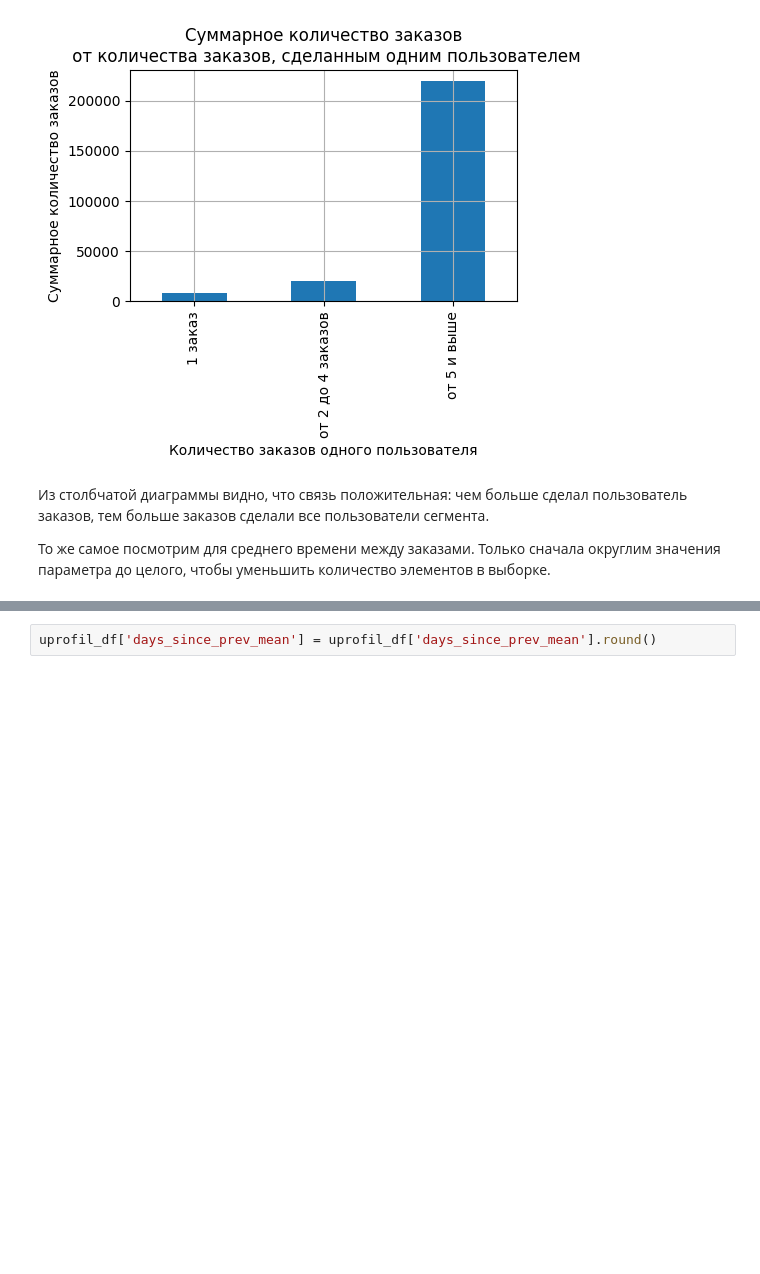
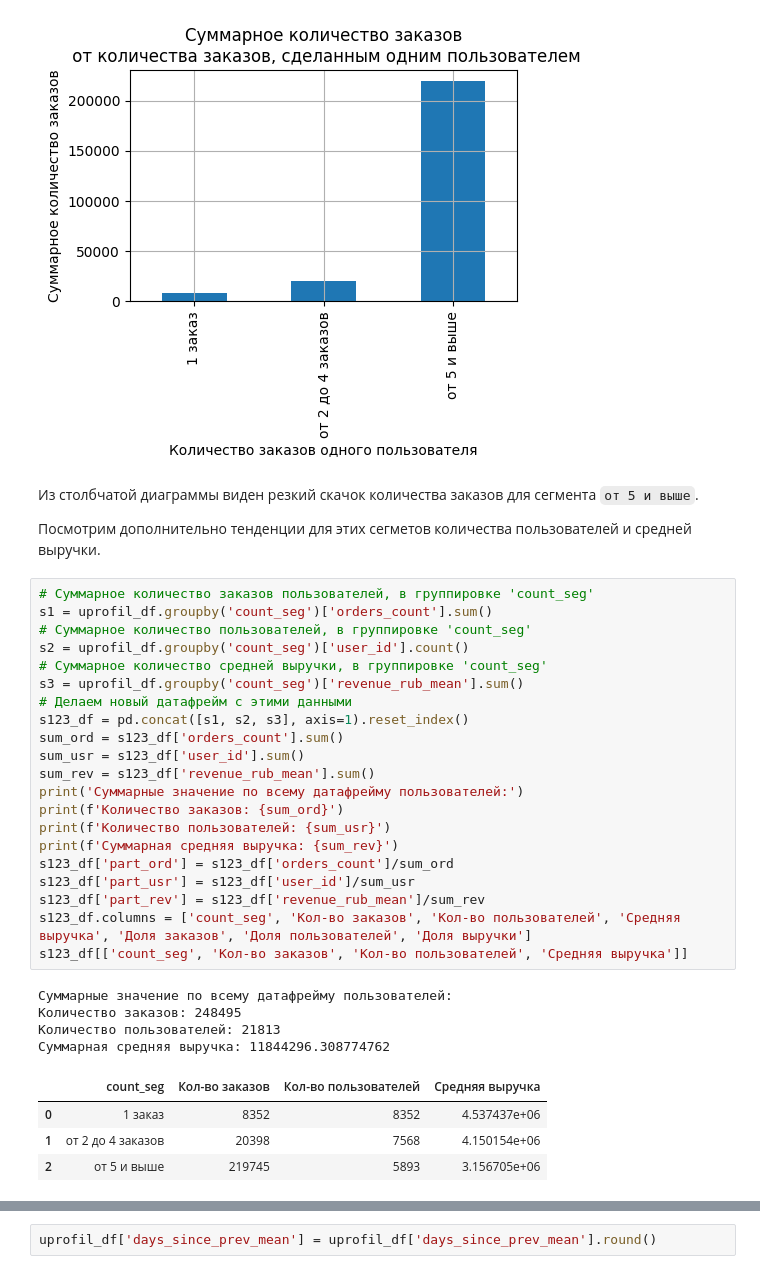
Before and after one commit to vict0r8632/analysis_affiche, a Jupyter notebook: analiz_yandex_afisha.ipynb, the cells around one changed output, grey strips where cells are left out. Drawn from its saved outputs; the diff is of its cells as text; blank space fills up the shorter version.

```diff
--- a/analiz_yandex_afisha.ipynb
+++ b/analiz_yandex_afisha.ipynb
@@ -2327,6 +2327,36 @@ plt.show()
 # %% [output]
 [figure]
 # %% [markdown]
-Из столбчатой диаграммы видно, что связь положительная: чем больше сделал пользователь заказов, тем больше заказов сделали все пользователи сегмента.
+Из столбчатой диаграммы виден резкий скачок количества заказов для сегмента `от 5 и выше`.
 
-То же самое посмотрим для среднего времени между заказами. Только сначала округлим значения параметра до целого, чтобы уменьшить количество элементов в выборке.
+Посмотрим дополнительно тенденции для этих сегметов количества пользователей и средней выручки.
+# %%
+# Суммарное количество заказов пользователей, в группировке 'count_seg'
+s1 = uprofil_df.groupby('count_seg')['orders_count'].sum()
+# Суммарное количество пользователей, в группировке 'count_seg'
+s2 = uprofil_df.groupby('count_seg')['user_id'].count()
+# Суммарное количество средней выручки, в группировке 'count_seg'
+s3 = uprofil_df.groupby('count_seg')['revenue_rub_mean'].sum()
+# Делаем новый датафрейм с этими данными
+s123_df = pd.concat([s1, s2, s3], axis=1).reset_index()
+sum_ord = s123_df['orders_count'].sum()
+sum_usr = s123_df['user_id'].sum()
+sum_rev = s123_df['revenue_rub_mean'].sum()
+print('Суммарные значение по всему датафрейму пользователей:')
+print(f'Количество заказов: {sum_ord}')
+print(f'Количество пользователей: {sum_usr}')
+print(f'Суммарная средняя выручка: {sum_rev}')
+s123_df['part_ord'] = s123_df['orders_count']/sum_ord
+s123_df['part_usr'] = s123_df['user_id']/sum_usr
+s123_df['part_rev'] = s123_df['revenue_rub_mean']/sum_rev
+s123_df.columns = ['count_seg', 'Кол-во заказов', 'Кол-во пользователей', 'Средняя выручка', 'Доля заказов', 'Доля пользователей', 'Доля выручки']
+s123_df[['count_seg', 'Кол-во заказов', 'Кол-во пользователей', 'Средняя выручка']]
+# %% [output]
+Суммарные значение по всему датафрейму пользователей:
+Количество заказов: 248495
+Количество пользователей: 21813
+Суммарная средняя выручка: 11844296.308774762
+|  | count_seg | Кол-во заказов | Кол-во пользователей | Средняя выручка |
+| 0 | 1 заказ | 8352 | 8352 | 4.537437e+06 |
+| 1 | от 2 до 4 заказов | 20398 | 7568 | 4.150154e+06 |
+| 2 | от 5 и выше | 219745 | 5893 | 3.156705e+06 |
```
Also changed, not shown: parts of 6 cells of this notebook.
